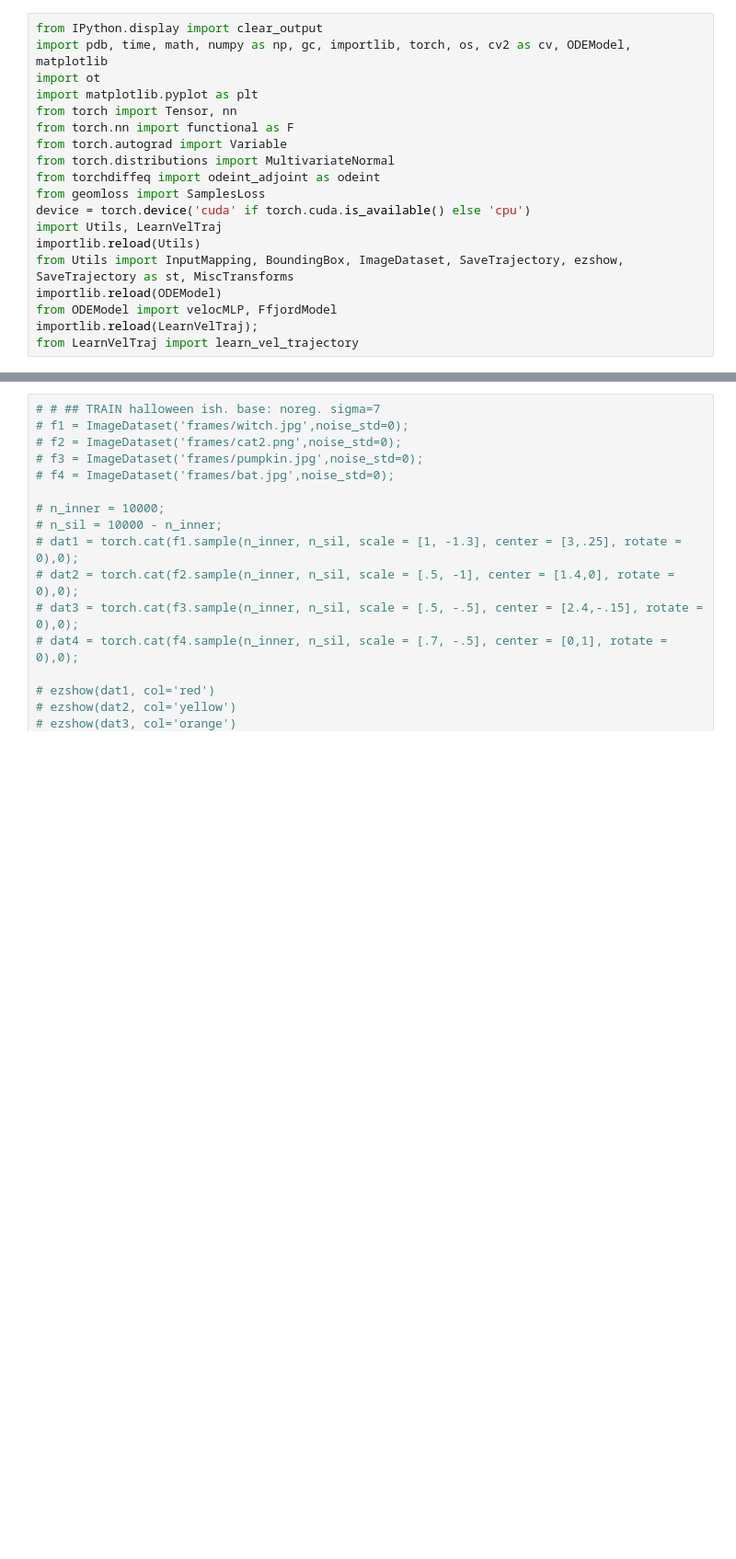
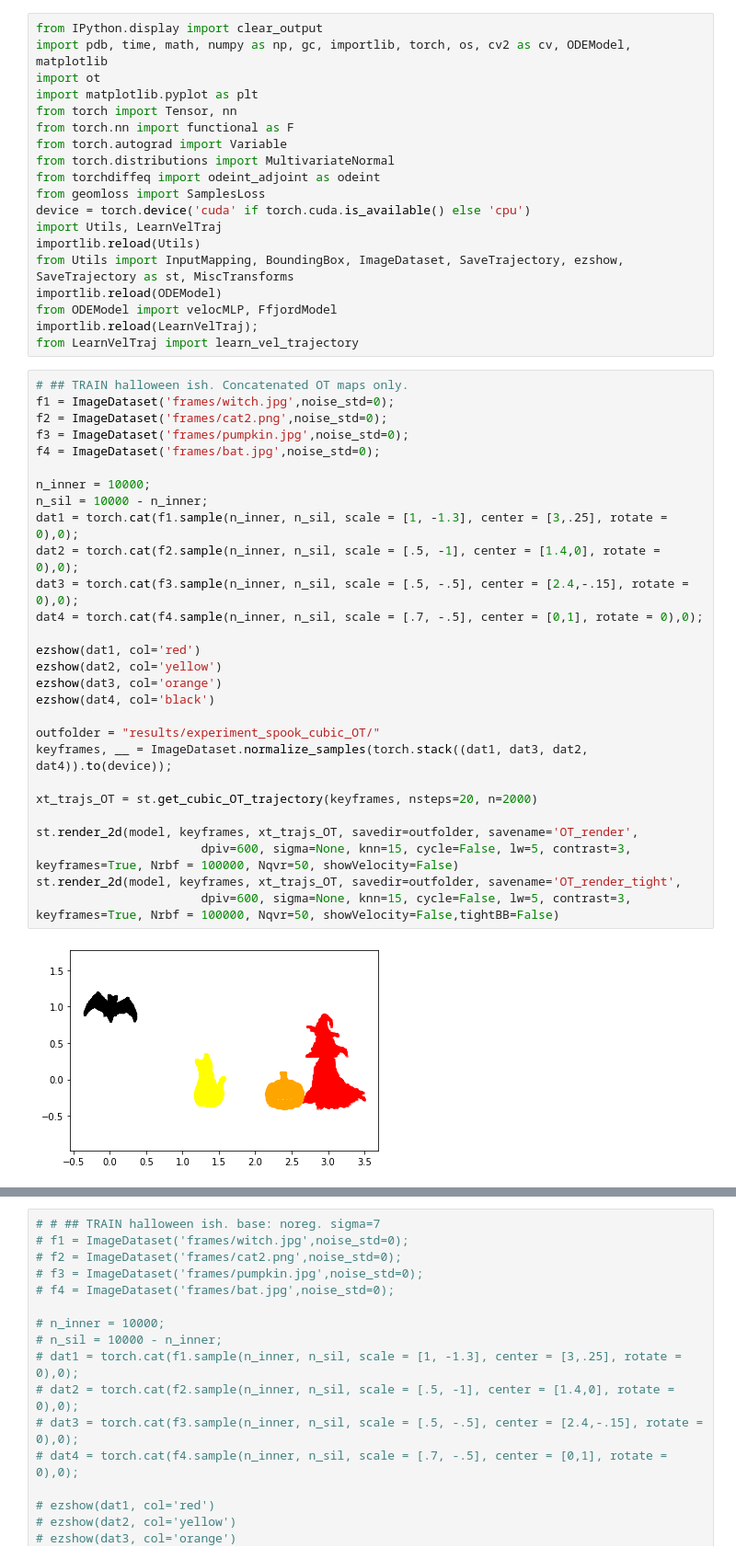
Before and after one commit to pzpzpzp1/wassflow, a Jupyter notebook: cnf-sinkhorn-demo.ipynb, the cells around one changed output, grey strips where cells are left out. Shown at 92% size. Drawn from its saved outputs; the diff is of its cells as text; blank space fills up the shorter version.

Commit message:
add recent experiments. cubic spline.

```diff
--- a/cnf-sinkhorn-demo.ipynb
+++ b/cnf-sinkhorn-demo.ipynb
@@ -17,3 +17,33 @@ importlib.reload(ODEModel)
 from ODEModel import velocMLP, FfjordModel
 importlib.reload(LearnVelTraj);
 from LearnVelTraj import learn_vel_trajectory
+# %%
+# ## TRAIN halloween ish. Concatenated OT maps only.
+f1 = ImageDataset('frames/witch.jpg',noise_std=0);
+f2 = ImageDataset('frames/cat2.png',noise_std=0);
+f3 = ImageDataset('frames/pumpkin.jpg',noise_std=0);
+f4 = ImageDataset('frames/bat.jpg',noise_std=0);
+
+n_inner = 10000;
+n_sil = 10000 - n_inner;
+dat1 = torch.cat(f1.sample(n_inner, n_sil, scale = [1, -1.3], center = [3,.25], rotate = 0),0);
+dat2 = torch.cat(f2.sample(n_inner, n_sil, scale = [.5, -1], center = [1.4,0], rotate = 0),0);
+dat3 = torch.cat(f3.sample(n_inner, n_sil, scale = [.5, -.5], center = [2.4,-.15], rotate = 0),0);
+dat4 = torch.cat(f4.sample(n_inner, n_sil, scale = [.7, -.5], center = [0,1], rotate = 0),0);
+
+ezshow(dat1, col='red')
+ezshow(dat2, col='yellow')
+ezshow(dat3, col='orange')
+ezshow(dat4, col='black')
+
+outfolder = "results/experiment_spook_cubic_OT/"
+keyframes, __ = ImageDataset.normalize_samples(torch.stack((dat1, dat3, dat2, dat4)).to(device));
+
+xt_trajs_OT = st.get_cubic_OT_trajectory(keyframes, nsteps=20, n=2000)
+
+st.render_2d(model, keyframes, xt_trajs_OT, savedir=outfolder, savename='OT_render',
+                       dpiv=600, sigma=None, knn=15, cycle=False, lw=5, contrast=3, keyframes=True, Nrbf = 100000, Nqvr=50, showVelocity=False)
+st.render_2d(model, keyframes, xt_trajs_OT, savedir=outfolder, savename='OT_render_tight',
+                       dpiv=600, sigma=None, knn=15, cycle=False, lw=5, contrast=3, keyframes=True, Nrbf = 100000, Nqvr=50, showVelocity=False,tightBB=False)
+# %% [output]
+[figure, added]
```
Also changed, not shown: parts of 5 cells of this notebook, 1 other file.
